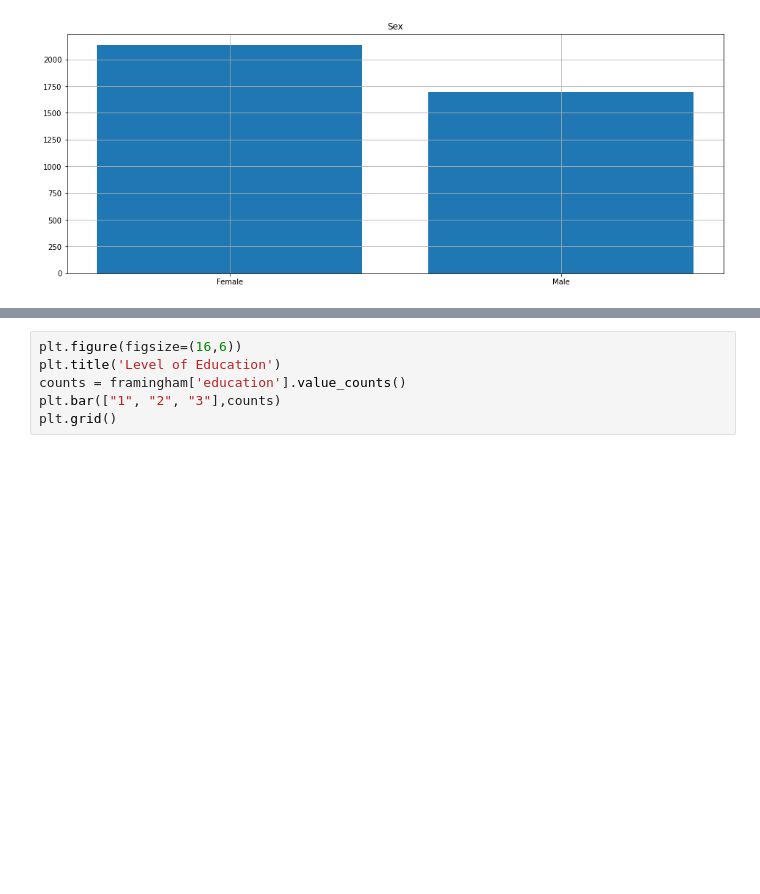
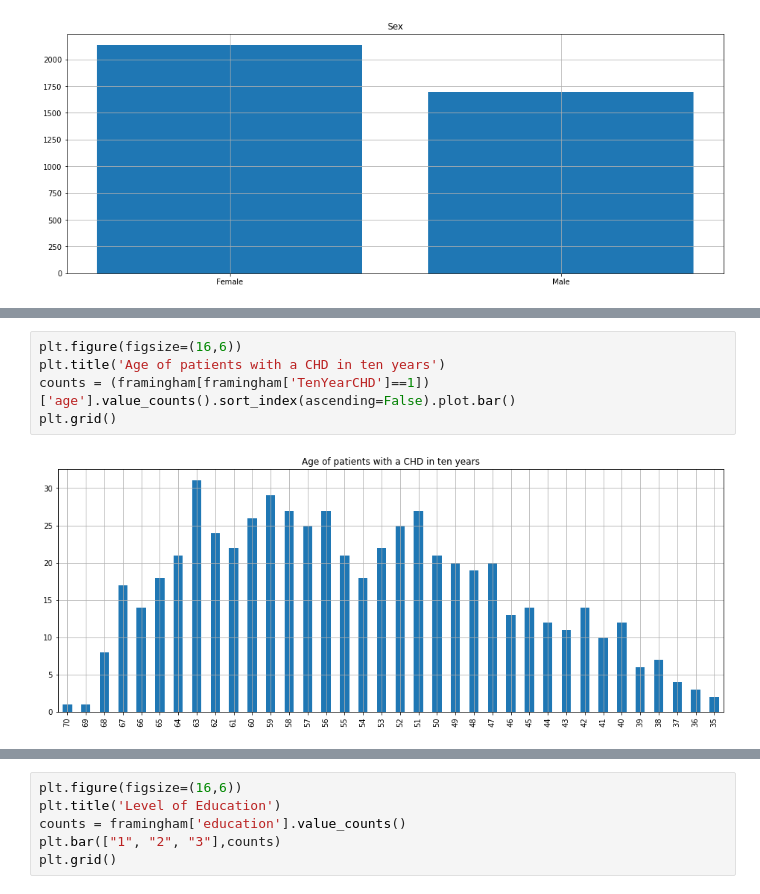
Before and after one commit to Mirkesx/cardiovascularity_study_dataset, a Jupyter notebook: project_notebook_marco_cavalli_1000024189.ipynb, the cells around one changed output, grey strips where cells are left out. Drawn from its saved outputs; the diff is of its cells as text; blank space fills up the shorter version.

```diff
--- a/project_notebook_marco_cavalli_1000024189.ipynb
+++ b/project_notebook_marco_cavalli_1000024189.ipynb
@@ -272,0 +296,7 @@ plt.grid()
+# %%
+plt.figure(figsize=(16,6))
+plt.title('Age of patients with a CHD in ten years')
+counts = (framingham[framingham['TenYearCHD']==1])['age'].value_counts().sort_index(ascending=False).plot.bar()
+plt.grid()
+# %% [output]
+[figure, added]
```
Also changed, not shown: parts of 24 cells of this notebook.
